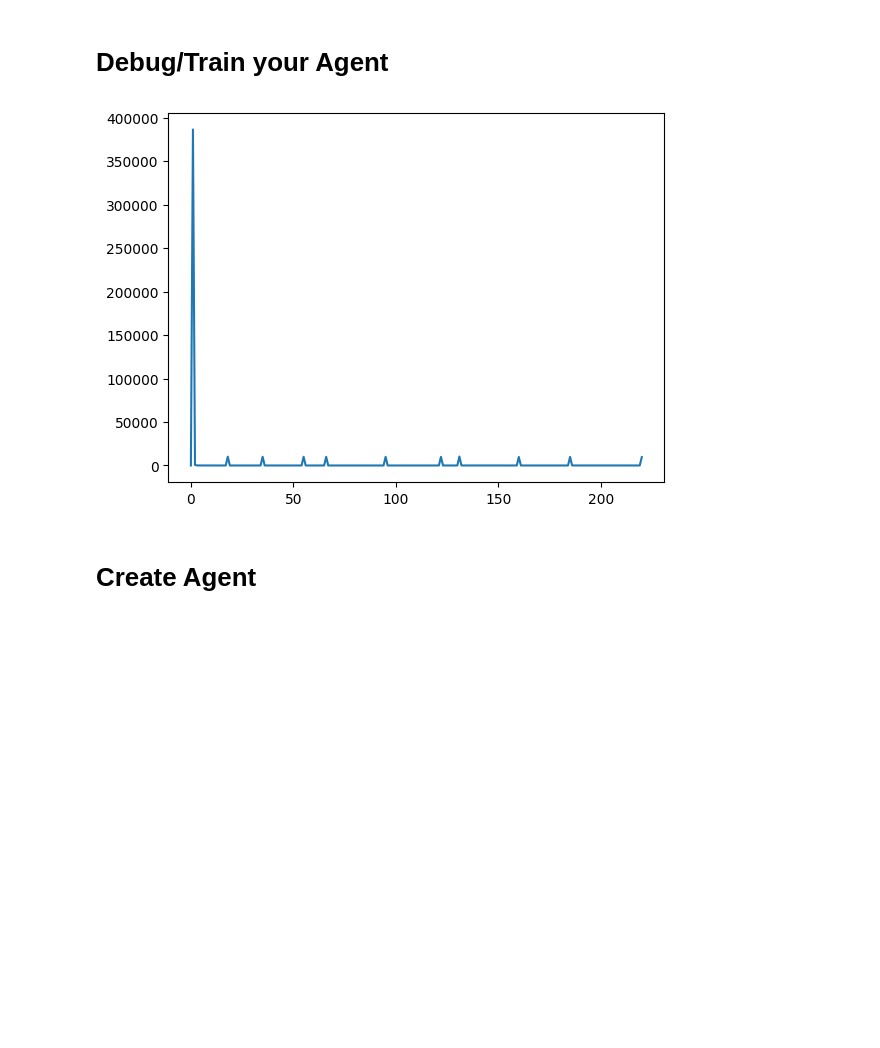
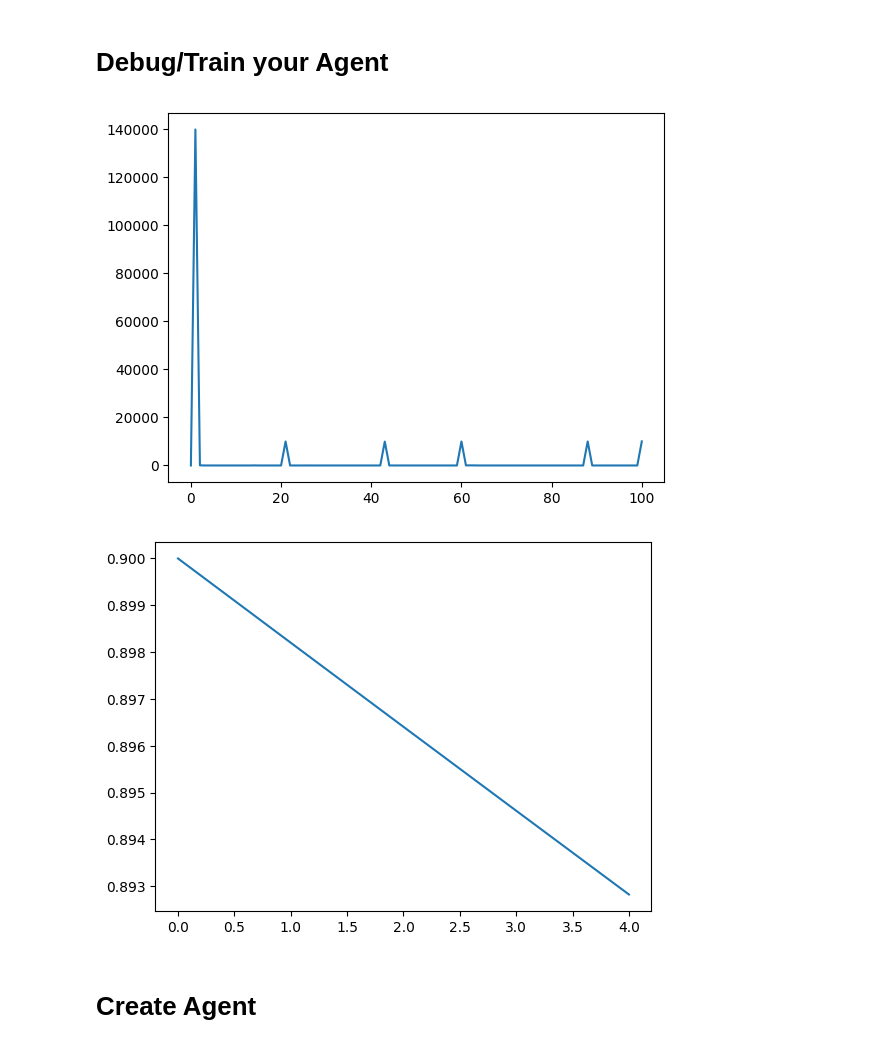
Before and after one commit to swbae31/ConnectXKaggle, a Jupyter notebook: connectx-getting-started.ipynb, the cells around one changed output. Drawn from its saved outputs; the diff is of its cells as text; code cells hidden in the pictures; blank space fills up the shorter version.

Commit message:
Add epsilon decay

```diff
--- a/connectx-getting-started.ipynb
+++ b/connectx-getting-started.ipynb
@@ -121,17 +120,21 @@ def opponent_mark(mark):
 # Debug/Train your Agent
 # %%
 # Improvements needed
-# 0) Make the layers more complex
-# 1) Separate model for prediction and evaluation
-# 2) Memory replay for more stability
-# 3) Possibly some rollout methods to look ahead
-# 4) Decay in lr or epsilon
-def train(model: nn.Module, optimizer: Adam, episodes: int, env, epsilon, gamma):
+# 1) Normalize loss and value output
+# 2) Separate model for prediction and evaluation
+# 3) Memory replay for more stability
+# 4) Possibly some rollout methods to look ahead
+# 5) Decay in lr or epsilon
+# 6) Make nn layers more complex
+def train(model: nn.Module, optimizer: Adam, loss_func, episodes: int, env, gamma, epsilon_init, epsilon_final, epsilon_decay):
     # Cast model to cuda
     model = model.to(DEVICE)
     losses = []
+    epsilons = []
+    epsilon = epsilon_init
     for episode in tqdm(range(episodes)):
         # for each episode
+        epsilons.append(epsilon)
         env.reset()
         while not env.done:
             # This is to enable self play
@@ -145,43 +148,56 @@ def train(model: nn.Module, optimizer: Adam, episodes: int, env, epsilon, gamma)
             configuration = env.configuration
             myMark = observation.mark
 
             # Choose epsilon greedy action
             my_action = training_policy(env, model, observation.board, myMark, epsilon)
             # Step depending on who's turn is it for self play
             env.step([my_action if i==active else None for i in [0,1]])
-            reward = 0
-            if env.done:
-                reward = 100
             steps = len(env.steps)
             # Current value of my after state (post action state)
             curAfterStateValue = model(observation.board, myMark)
+            # Reward
             # Value of next after state (post action state of opponent), thus multiply -1 since zero sum game
-            nextAfterStateValue = policy(env, model, observation.board, opponent_mark(myMark))[1] * -1
+            if env.done:
+                reward = torch.as_tensor(100)
+                nextAfterStateValue = 0
+            else:
+                reward = 0
+                nextAfterStateValue = policy(env, model, observation.board, opponent_mark(myMark))[1] * -1
 
             # Need to improve this
-            loss = (reward + nextAfterStateValue * gamma - curAfterStateValue)**2
+            pred = curAfterStateValue
+            target = reward + nextAfterStateValue * gamma
+            loss = loss_func(pred, target)
             losses.append(float(loss))
             loss.backward()
             optimizer.step()
             optimizer.zero_grad()
             # env.render(mode="ipython", width=100, height=90, header=False, controls=False)
-
-    plt.plot(losses)
+        epsilon = max(epsilon * epsilon_decay, epsilon_final)
+    plt.plot(losses, label="MSE_Loss")
+    plt.show()
+    plt.plot(epsilons, label="Epsilons")
     plt.show()
 
 # Set up model and optimizer
-numConvFilters = 1000
+numConvFilters = 500
 filterSize = 4
 # Input: after board state, player mark
 # Output: Value of the after boardstate
 model = ValueNetwork(numConvFilters, filterSize, env.configuration.columns, env.configuration.rows)
 lr = 0.01
 optimizer = Adam(model.parameters(), lr=lr)
+epsilon_init = 0.9
+epsilon_final = 0.01
+epsilon_decay = 0.998
+episodes = 5
+gamma = 0.9
 
 # Start Training
-train(model, optimizer, episodes=10, env=env, epsilon=0.3, gamma=0.9)
+train(model, optimizer, nn.MSELoss(), episodes, env, gamma, epsilon_init, epsilon_final, epsilon_decay)
 # %% [output]
-[figure, old version]
+[figure, new version]
+[figure, added]
 # %% [markdown]
 # Create Agent
 # %%
```
Also changed, not shown: parts of 2 cells of this notebook.
